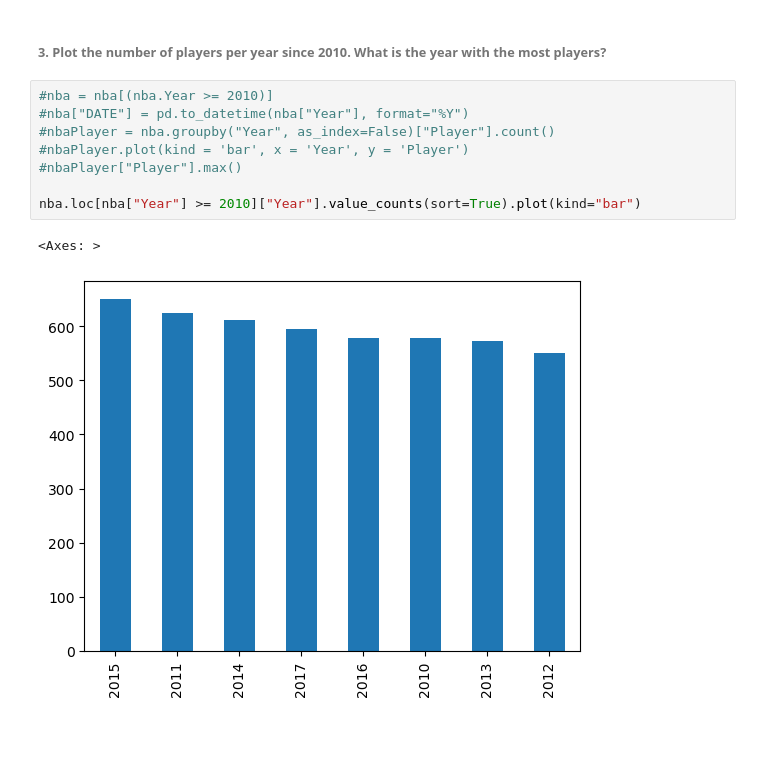
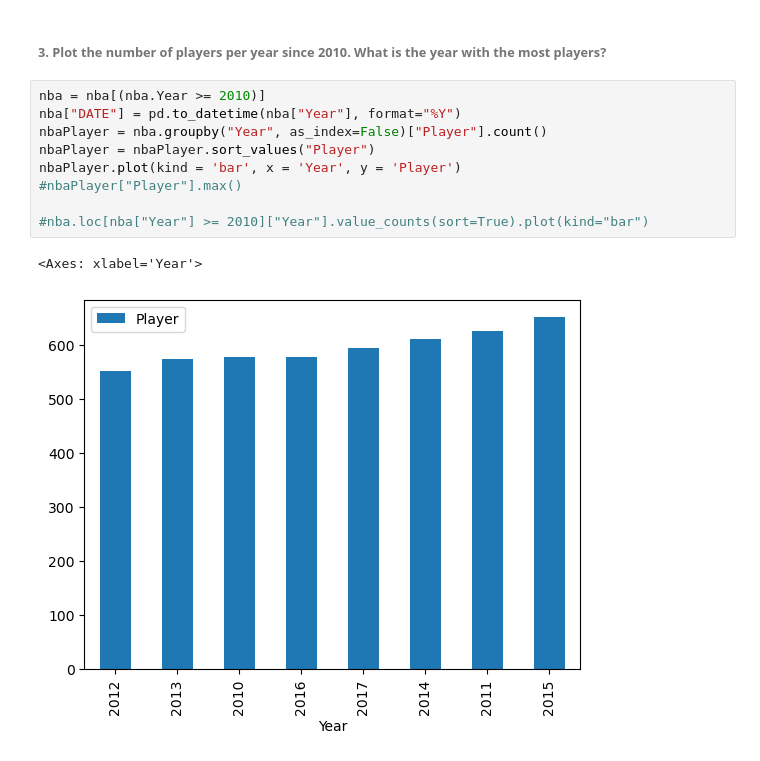
Before and after one commit to AndBlx/machine-learning, a Jupyter notebook: Exercise01/Exercise1.ipynb, the cells around one changed output. Drawn from its saved outputs; the diff is of its cells as text; blank space fills up the shorter version.

```diff
--- a/Exercise01/Exercise1.ipynb
+++ b/Exercise01/Exercise1.ipynb
@@ -76,13 +76,14 @@ nba2.plot(kind = 'barh', x = 'Year', y = 'PTS')
 # %% [markdown]
 ###### 3. Plot the number of players per year since 2010. What is the year with the most players?
 # %%
-#nba = nba[(nba.Year >= 2010)]
-#nba["DATE"] = pd.to_datetime(nba["Year"], format="%Y")
-#nbaPlayer = nba.groupby("Year", as_index=False)["Player"].count()
-#nbaPlayer.plot(kind = 'bar', x = 'Year', y = 'Player')
+nba = nba[(nba.Year >= 2010)]
+nba["DATE"] = pd.to_datetime(nba["Year"], format="%Y")
+nbaPlayer = nba.groupby("Year", as_index=False)["Player"].count()
+nbaPlayer = nbaPlayer.sort_values("Player")
+nbaPlayer.plot(kind = 'bar', x = 'Year', y = 'Player')
 #nbaPlayer["Player"].max()
 
-nba.loc[nba["Year"] >= 2010]["Year"].value_counts(sort=True).plot(kind="bar")
+#nba.loc[nba["Year"] >= 2010]["Year"].value_counts(sort=True).plot(kind="bar")
 # %% [output]
-<Axes: >
+<Axes: xlabel='Year'>
-[figure, old version]
+[figure, new version]
```
